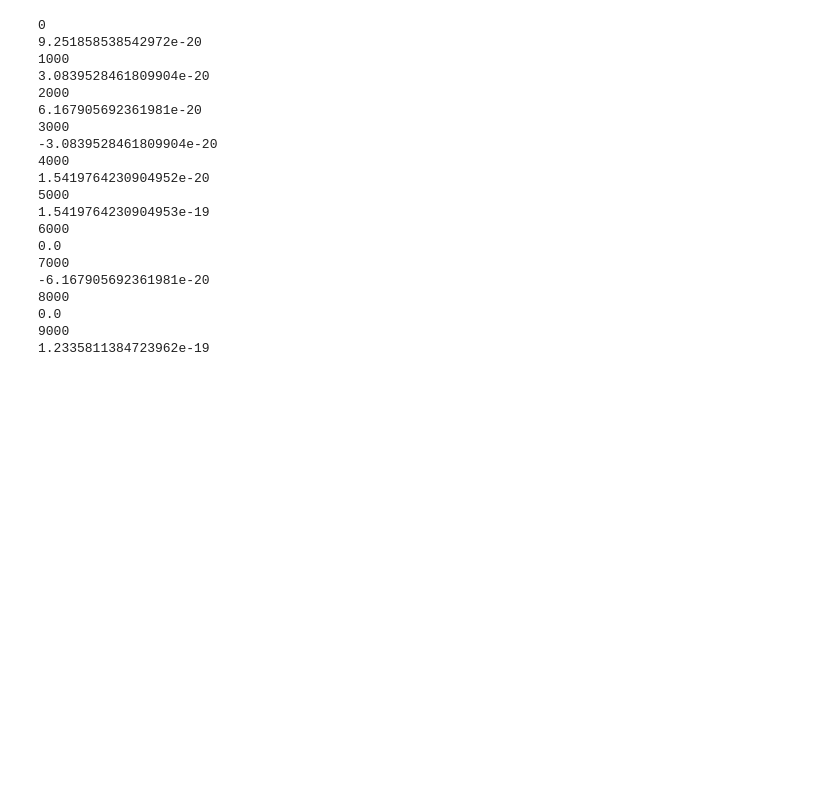
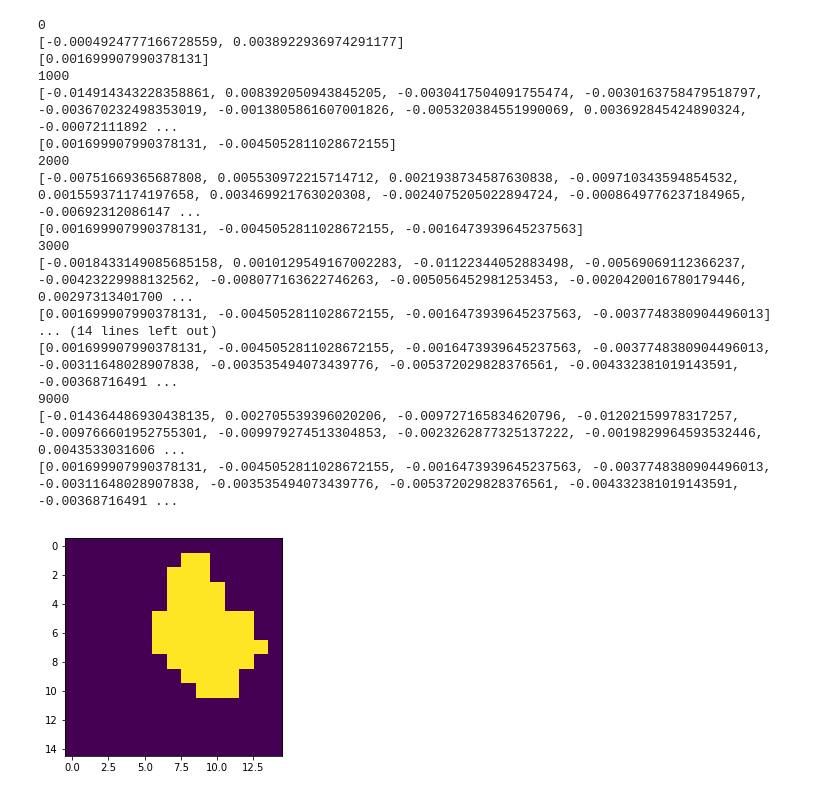
Before and after one commit to JulieCornet/scripts_analysis, a Jupyter notebook: boucle_frames_diffusion.ipynb, the cells around one changed output. Cells and saved outputs as stored; diff of their text form; code cells hidden in the pictures; blank space fills up the shorter version.

Commit message:
little improvements in the 3 scripts and work on the time loop for curvature

```diff
--- a/boucle_frames_diffusion.ipynb
+++ b/boucle_frames_diffusion.ipynb
@@ -82,9 +97,13 @@ def Lap(n) :
     return(lap)
 # %%
 # boucle pour calculer la courbure au cours du temps
-Ct = []
+Ct_Lo = []
 t = []
+
 tmes = 1000
+
+threshold = 0.8 # composition threshold from which the box is considered Lo, below it is considered Ld
+
 for ts in u.trajectory:
      if (ts.frame%tmes == 0):
             print(ts.frame)
@@ -121,51 +140,81 @@ for ts in u.trajectory:
             # upper leaflet
             bary1 = []
 
+            Mphi1 = np.zeros((N,N))
+
             for i in range(0,N):
                 xs = xmin + i*dx
                 for j in range(0,N):
                     ys = ymin + j*dy
                     str_sel= "(prop x>= "+str(xs)+" and prop x< "+str(xs+dx)+" and prop y>= "+str(ys)+" and prop y< "+str(ys+dy)+") and (name GL1 or name AM1)"
                     b1=leaflet1.select_atoms(str_sel).centroid().tolist()
                     bary1.append(b1)
 
+                    sel_tot= "(prop x>= "+str(xs)+" and prop x< "+str(xs+dx)+" and prop y>= "+str(ys)+" and prop y< "+str(ys+dy)+")"
+                    tot1= leaflet1.select_atoms(sel_tot).positions
+                    n_tot1=len(tot1) # total number of molecules
+
+                    sel_Ld= "(prop x>= "+str(xs)+" and prop x< "+str(xs+dx)+" and prop y>= "+str(ys)+" and prop y< "+str(ys+dy)+") and resname DPPC"
+                    Ld1= leaflet1.select_atoms(sel_Ld).positions
+                    n_Ld1=len(Ld1) # number of molecules in the Lo phase (DPPC here)
+
+                    phi1=n_Ld1/n_tot1
+                    Mphi1[i,j]=phi1
+
+            Mphi1_bin = np.zeros((N,N))
+
+            for i in range(N):
+                for j in range(N):
+                    if Mphi1[i,j]>= threshold :
+                        Mphi1_bin[i,j]=1
+
             bary0=np.array(bary0)
             bary1=np.array(bary1)
 
+            plt.imshow(Mphi1_bin)
+            plt.savefig(path2+'phi_bin_t'+str(ts.frame)+'.pdf', format='pdf',bbox_inches='tight')
+
             neigh = [0,0,0,0,0]
-            h=bary0[:,2]
+            h=bary1[:,2]
             laplacian = []
 
             for i in range(N*N) :
                 F_neigh(i)
                 laplacian.append(Lap(i))
 
-            curv = copy.copy(bary0)
+            curv = copy.copy(bary1)
             curv[:,2] = laplacian
             C = curv[:,2]
             C.shape=(N,N)
 
             t.append(ts.frame)
-            Ct.append(np.mean(C))
-            print(np.mean(C))
+
+            # if the phase of the box is Lo then the curvature is averaged
+            C_Lo = []
+            for i in range(N):
+                for j in range(N):
+                    if Mphi1_bin[i,j] == 1 :
+                        C_Lo.append(C[i,j])
+
+            Ct_Lo.append(np.mean(C_Lo))
+            print(C_Lo)
+            print(Ct_Lo)
 # %% [output]
 0
-9.251858538542972e-20
+[-0.0004924777166728559, 0.0038922936974291177]
+[0.001699907990378131]
 1000
-3.0839528461809904e-20
+[-0.014914343228358861, 0.008392050943845205, -0.0030417504091755474, -0.0030163758479518797, -0.003670232498353019, -0.0013805861607001826, -0.005320384551990069, 0.003692845424890324, -0.00072111892 ...
+[0.001699907990378131, -0.0045052811028672155]
 2000
-6.167905692361981e-20
+[-0.00751669365687808, 0.005530972215714712, 0.0021938734587630838, -0.009710343594854532, 0.001559371174197658, 0.003469921763020308, -0.0024075205022894724, -0.0008649776237184965, -0.00692312086147 ...
+[0.001699907990378131, -0.0045052811028672155, -0.0016473939645237563]
 3000
--3.0839528461809904e-20
-4000
-1.5419764230904952e-20
-5000
-1.5419764230904953e-19
-6000
-0.0
-7000
--6.167905692361981e-20
-8000
-0.0
+[-0.0018433149085685158, 0.0010129549167002283, -0.01122344052883498, -0.00569069112366237, -0.00423229988132562, -0.008077163622746263, -0.005056452981253453, -0.0020420016780179446, 0.00297313401700 ...
+[0.001699907990378131, -0.0045052811028672155, -0.0016473939645237563, -0.0037748380904496013]
+... (14 lines left out)
+[0.001699907990378131, -0.0045052811028672155, -0.0016473939645237563, -0.0037748380904496013, -0.00311648028907838, -0.003535494073439776, -0.005372029828376561, -0.004332381019143591, -0.00368716491 ...
 9000
-1.2335811384723962e-19
+[-0.014364486930438135, 0.002705539396020206, -0.009727165834620796, -0.01202159978317257, -0.009766601952755301, -0.009979274513304853, -0.0023262877325137222, -0.0019829964593532446, 0.0043533031606 ...
+[0.001699907990378131, -0.0045052811028672155, -0.0016473939645237563, -0.0037748380904496013, -0.00311648028907838, -0.003535494073439776, -0.005372029828376561, -0.004332381019143591, -0.00368716491 ...
+[figure, added]
```
Also changed, not shown: parts of 11 cells of this notebook, 2 other files.
